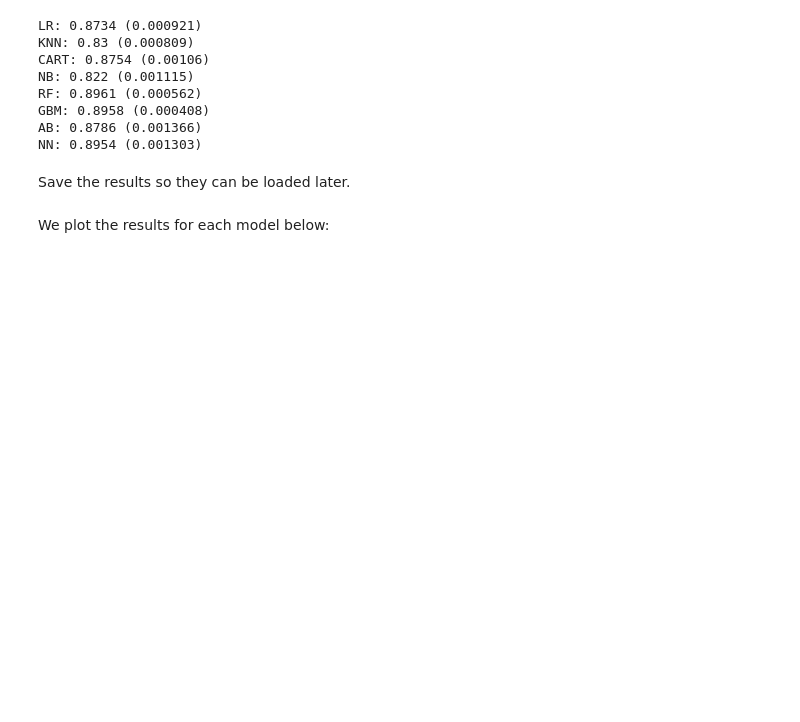
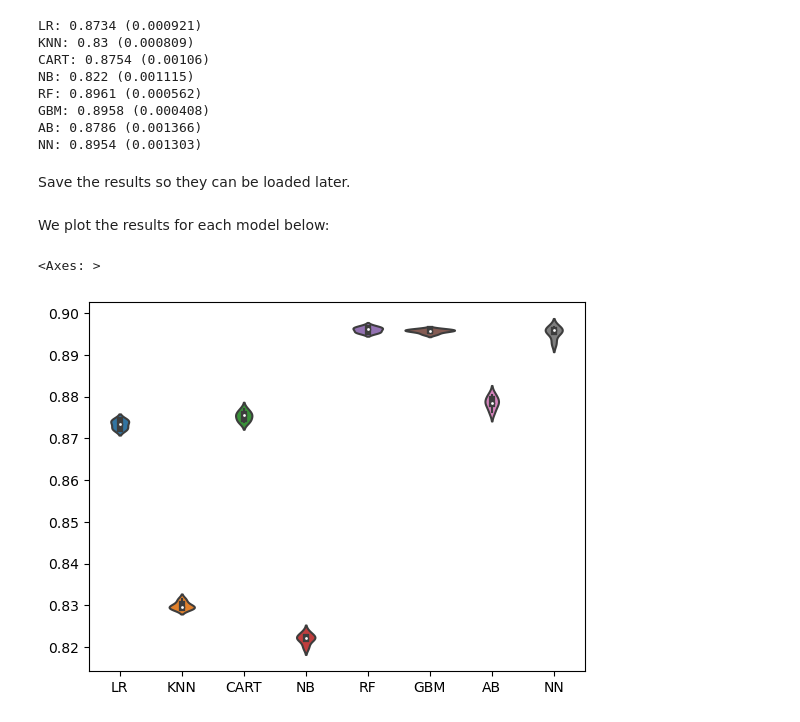
Before and after one commit to george-mitchell/Predicting-Loan-Default, a Jupyter notebook: notebooks/3-Models.ipynb, the cells around one changed output. Saved outputs shown, nothing was run; the diff lists cells and outputs as text; code cells hidden in the pictures; blank space fills up the shorter version.

```diff
--- a/notebooks/3-Models.ipynb
+++ b/notebooks/3-Models.ipynb
@@ -102,3 +102,9 @@ dump(cv_scores, open("../models/cv_scores.p", "wb"))
 cv_scores = load(open("../models/cv_scores.p", "rb" ))
 # %% [markdown]
 We plot the results for each model below:
+# %%
+scores = pd.DataFrame(cv_scores)
+sns.violinplot(scores)
+# %% [output]
+<Axes: >
+[figure, added]
```
Also changed, not shown: parts of 13 cells of this notebook, 2 other files.
